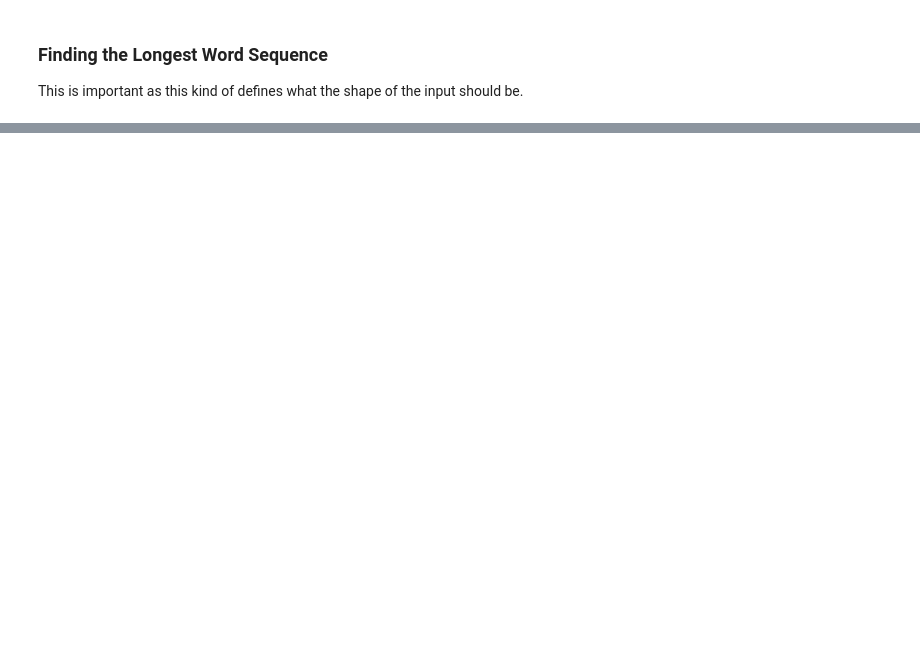
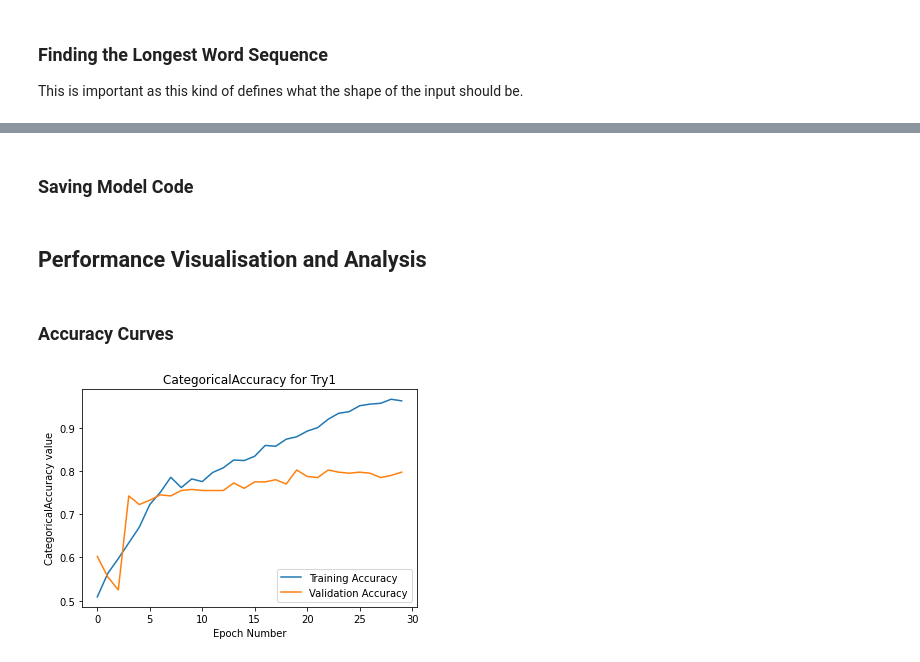
Before and after one commit to RecStu14/NLP-text-classification-CNN, a Jupyter notebook: train-cnn.ipynb, the cells around one changed output, grey strips where cells are left out. Cells and saved outputs as stored; diff of their text form; code cells hidden in the pictures; blank space fills up the shorter version.

```diff
--- a/train-cnn.ipynb
+++ b/train-cnn.ipynb
@@ -242,0 +356,7 @@ Therefore, in order to account for the both Trian and the Valid
+# %%
+#Initialsing Parameters
+max_features = 1000
+embedding_dim = 64
+sequence_length = MAXLEN
+epochs = 100
+batch_size = 32
@@ -242,0 +405,12 @@ Therefore, in order to account for the both Trian and the Valid
+# %%
+#creating callbacks - early stopping and storing best model checkpoint
+early_stopping = tf.keras.callbacks.EarlyStopping(monitor="val_categorical_accuracy", patience=10)
+
+checkpoint_filepath = '/Users/sankeerthana/Documents/NTU/YEAR_4/CZ4045/Group_Assignment/NLP-text-classification-CNN/model/weights/try1_best_epoch{epoch}.hdf5'
+model_checkpoint = tf.keras.callbacks.ModelCheckpoint(
+    filepath=checkpoint_filepath,
+    monitor = 'val_categorical_accuracy',
+    save_best_only=True)
+# %%
+#compiling the model
+model.compile(loss=tf.keras.losses.CategoricalCrossentropy(from_logits=True), optimizer='Nadam', metrics=["CategoricalAccuracy"])
@@ -242,0 +419,8 @@ Therefore, in order to account for the both Trian and the Valid
+# %%
+history = model.fit(train_ds.shuffle(2000).batch(128),
+                    epochs=epochs ,
+                    validation_data=valid_ds.batch(128),
+                    verbose=1,
+                    callbacks=[early_stopping, model_checkpoint])
+
+model.save('/Users/sankeerthana/Documents/NTU/YEAR_4/CZ4045/Group_Assignment/NLP-text-classification-CNN/model/models/try1_final_model.h5')
@@ -242,0 +458,2 @@ Therefore, in order to account for the both Trian and the Valid
+# %% [markdown]
+### Saving Model Code
@@ -242,0 +472,15 @@ Therefore, in order to account for the both Trian and the Valid
+# %% [markdown]
+## Performance Visualisation and Analysis
+# %% [markdown]
+### Accuracy Curves
+# %%
+plt.plot(history.history['categorical_accuracy'], label='Training Accuracy')
+plt.plot(history.history['val_categorical_accuracy'], label='Validation Accuracy')
+plt.title('CategoricalAccuracy for Try1')
+plt.ylabel('CategoricalAccuracy value')
+plt.xlabel('Epoch Number')
+plt.legend(loc="lower right")
+plt.savefig('/Users/sankeerthana/Documents/NTU/YEAR_4/CZ4045/Group_Assignment/NLP-text-classification-CNN/model/analysis/try1_acc.jpg')
+plt.show()
+# %% [output]
+[figure, added]
```
Also changed, not shown: parts of 52 cells of this notebook, 3 other files.
